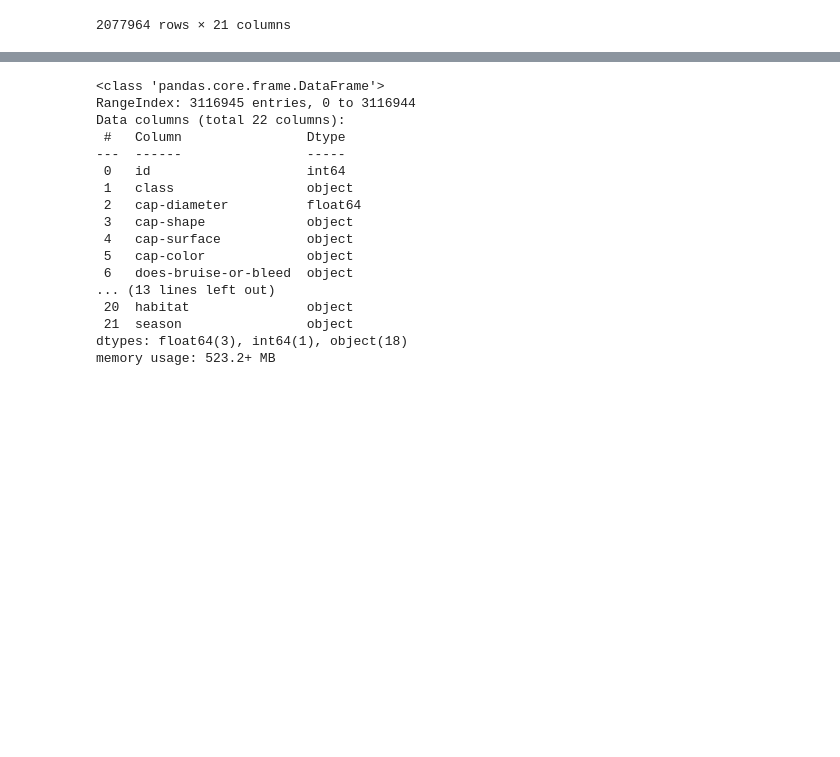
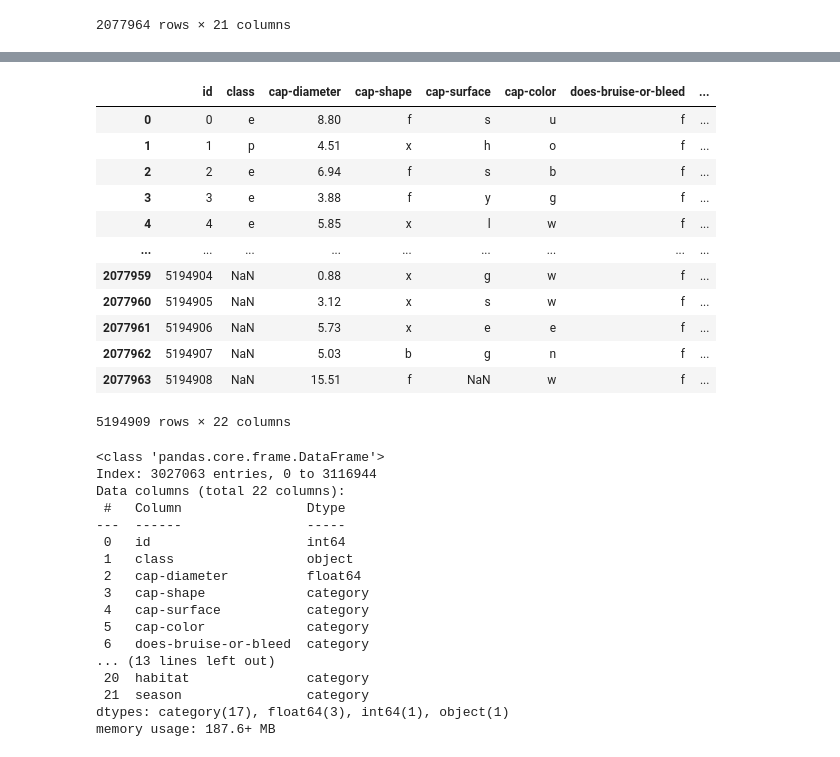
Before and after one commit to joseongho1985/playground-series-s4e8, a Jupyter notebook: test.ipynb, the cells around one changed output, grey strips where cells are left out. Drawn from its saved outputs; the diff is of its cells as text; code cells hidden in the pictures; blank space fills up the shorter version.

```diff
--- a/test.ipynb
+++ b/test.ipynb
@@ -46,20 +76,49 @@ df_train
+# %%
+def data_cleaning(df:pd.DataFrame, column:str):
+    list_val = df[column].value_counts()[df[column].value_counts(normalize=True)<0.01].index
+    for value in list_val:
+        df[column] = df[column].replace(value,'other')
+    return df
+# %%
+list_col=['cap-shape', 'cap-surface', 'cap-color',
+       'does-bruise-or-bleed', 'gill-attachment', 'gill-spacing', 'gill-color','stem-root', 'stem-surface', 'stem-color',
+       'veil-type', 'veil-color', 'has-ring', 'ring-type', 'spore-print-color',
+       'habitat', 'season']
+tmp = df_concat
+for column in list_col:
+    tmp = data_cleaning(tmp,column)
+tmp
+# %% [output]
+|  | id | class | cap-diameter | cap-shape | cap-surface | cap-color | does-bruise-or-bleed | ... |
+| 0 | 0 | e | 8.80 | f | s | u | f | ... |
+| 1 | 1 | p | 4.51 | x | h | o | f | ... |
+| 2 | 2 | e | 6.94 | f | s | b | f | ... |
+| 3 | 3 | e | 3.88 | f | y | g | f | ... |
+| 4 | 4 | e | 5.85 | x | l | w | f | ... |
+| ... | ... | ... | ... | ... | ... | ... | ... | ... |
+| 2077959 | 5194904 | NaN | 0.88 | x | g | w | f | ... |
+| 2077960 | 5194905 | NaN | 3.12 | x | s | w | f | ... |
+| 2077961 | 5194906 | NaN | 5.73 | x | e | e | f | ... |
+| 2077962 | 5194907 | NaN | 5.03 | b | g | n | f | ... |
+| 2077963 | 5194908 | NaN | 15.51 | f | NaN | w | f | ... |
+5194909 rows × 22 columns
 # %%
-df_train.info()
+tmp.info()
 # %% [output]
 <class 'pandas.core.frame.DataFrame'>
-RangeIndex: 3116945 entries, 0 to 3116944
+Index: 3027063 entries, 0 to 3116944
 Data columns (total 22 columns):
  #   Column                Dtype
 ---  ------                -----
  0   id                    int64
  1   class                 object
  2   cap-diameter          float64
- 3   cap-shape             object
- 4   cap-surface           object
- 5   cap-color             object
- 6   does-bruise-or-bleed  object
+ 3   cap-shape             category
+ 4   cap-surface           category
+ 5   cap-color             category
+ 6   does-bruise-or-bleed  category
 ... (13 lines left out)
- 20  habitat               object
- 21  season                object
-dtypes: float64(3), int64(1), object(18)
-memory usage: 523.2+ MB
+ 20  habitat               category
+ 21  season                category
+dtypes: category(17), float64(3), int64(1), object(1)
+memory usage: 187.6+ MB
```
Also changed, not shown: parts of 12 cells of this notebook.
